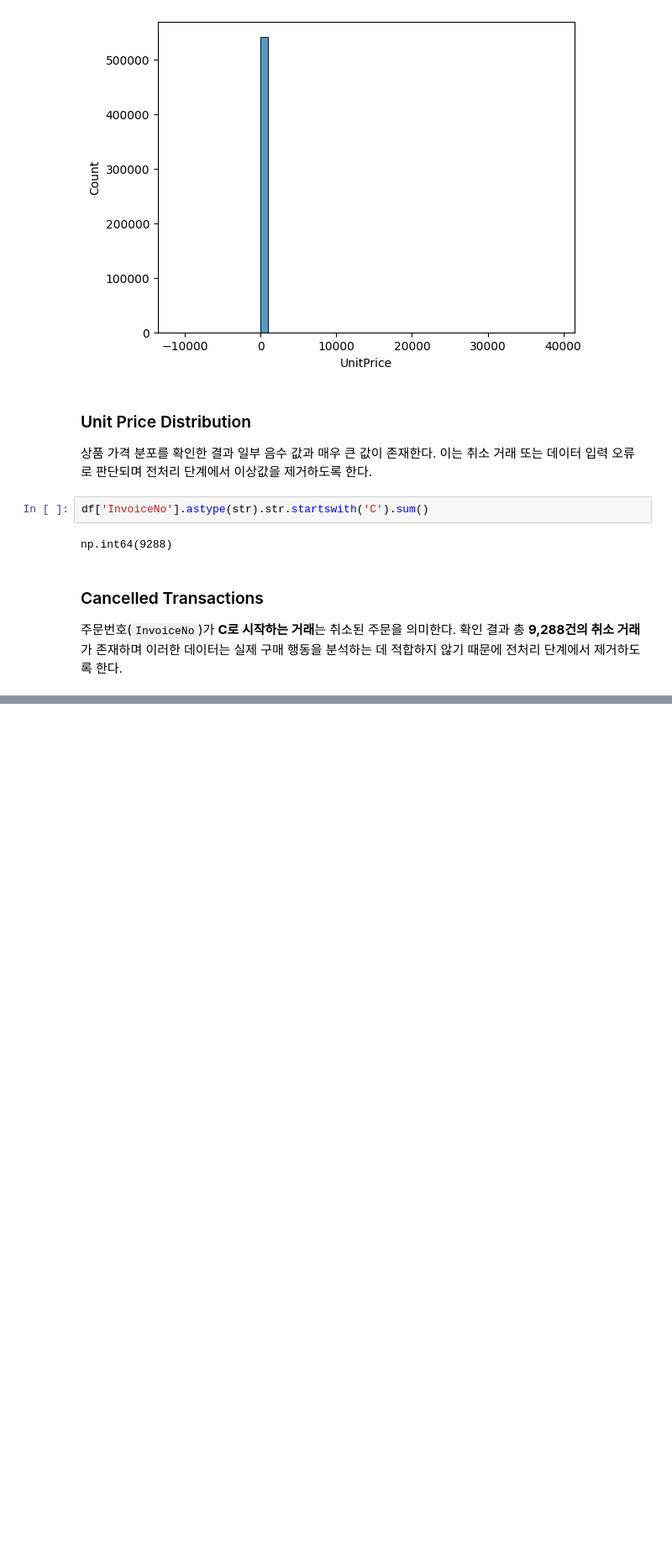
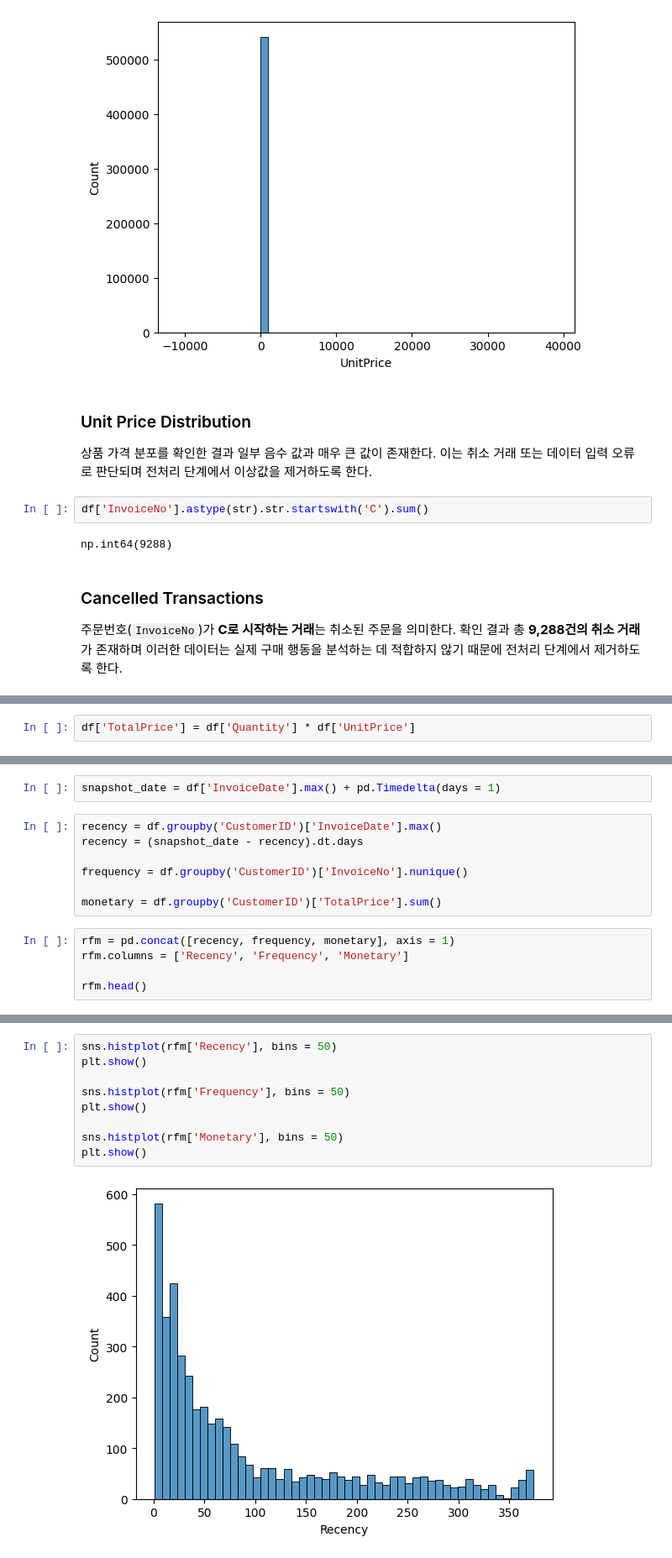
Before and after one commit to eue6ne/ecommerce-customer-segmentation, a Jupyter notebook: notebooks/01_data_preprocessing.ipynb, the cells around one changed output, grey strips where cells are left out. Shown at 84% size. Saved outputs shown, nothing was run; the diff lists cells and outputs as text; blank space fills up the shorter version.

```diff
--- a/notebooks/01_data_preprocessing.ipynb
+++ b/notebooks/01_data_preprocessing.ipynb
@@ -144,0 +196,2 @@ np.int64(9288)
+# %%
+df['TotalPrice'] = df['Quantity'] * df['UnitPrice']
@@ -144,0 +202,14 @@ np.int64(9288)
+# %%
+snapshot_date = df['InvoiceDate'].max() + pd.Timedelta(days = 1)
+# %%
+recency = df.groupby('CustomerID')['InvoiceDate'].max()
+recency = (snapshot_date - recency).dt.days
+
+frequency = df.groupby('CustomerID')['InvoiceNo'].nunique()
+
+monetary = df.groupby('CustomerID')['TotalPrice'].sum()
+# %%
+rfm = pd.concat([recency, frequency, monetary], axis = 1)
+rfm.columns = ['Recency', 'Frequency', 'Monetary']
+
+rfm.head()
@@ -144,0 +250,11 @@ np.int64(9288)
+# %%
+sns.histplot(rfm['Recency'], bins = 50)
+plt.show()
+
+sns.histplot(rfm['Frequency'], bins = 50)
+plt.show()
+
+sns.histplot(rfm['Monetary'], bins = 50)
+plt.show()
+# %% [output]
+[figure, added]
```
Also changed, not shown: parts of 23 cells of this notebook.
